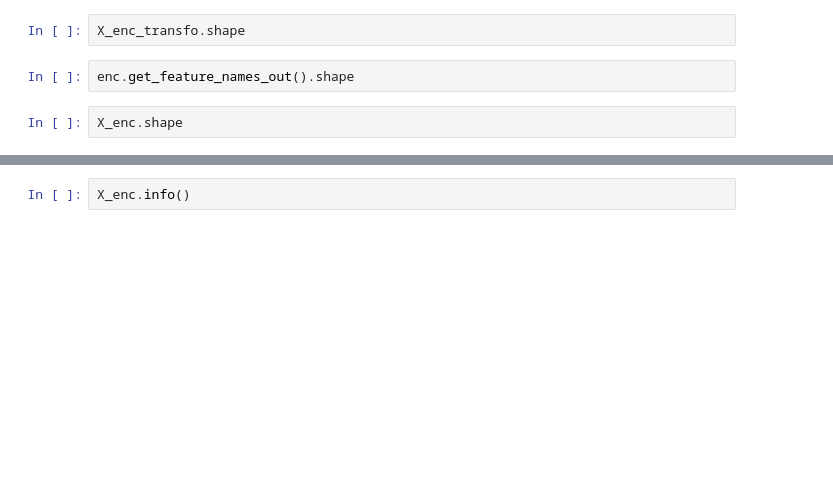
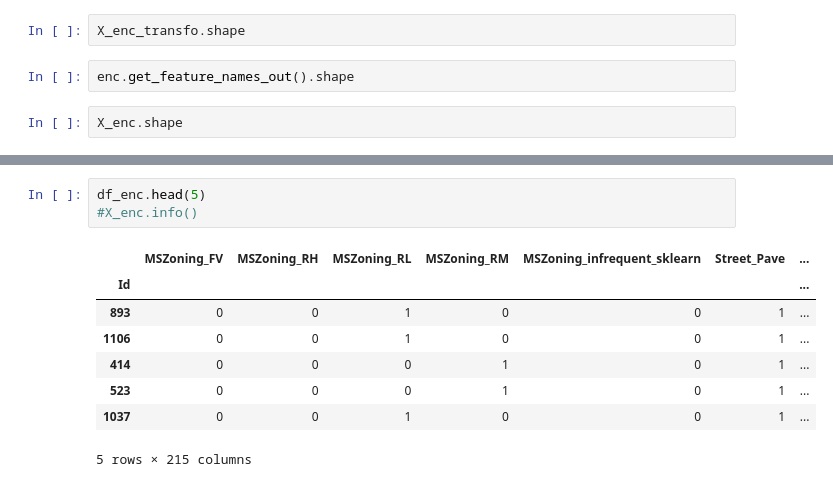
Before and after one commit to chloea31/machine_learning, a Jupyter notebook: notebooks/house_prices.ipynb, the cells around one changed output, grey strips where cells are left out. Saved outputs shown, nothing was run; the diff lists cells and outputs as text; blank space fills up the shorter version.

```diff
--- a/notebooks/house_prices.ipynb
+++ b/notebooks/house_prices.ipynb
@@ -488,2 +503,12 @@ X_test.head(5)
 # %%
-X_enc.info()
+df_enc.head(5)
+#X_enc.info()
+# %% [output]
+|  | MSZoning_FV | MSZoning_RH | MSZoning_RL | MSZoning_RM | MSZoning_infrequent_sklearn | Street_Pave | ... |
+| Id |  |  |  |  |  |  | ... |
+| 893 | 0 | 0 | 1 | 0 | 0 | 1 | ... |
+| 1106 | 0 | 0 | 1 | 0 | 0 | 1 | ... |
+| 414 | 0 | 0 | 0 | 1 | 0 | 1 | ... |
+| 523 | 0 | 0 | 0 | 1 | 0 | 1 | ... |
+| 1037 | 0 | 0 | 1 | 0 | 0 | 1 | ... |
+5 rows × 215 columns
```
Also changed, not shown: parts of 10 cells of this notebook.
